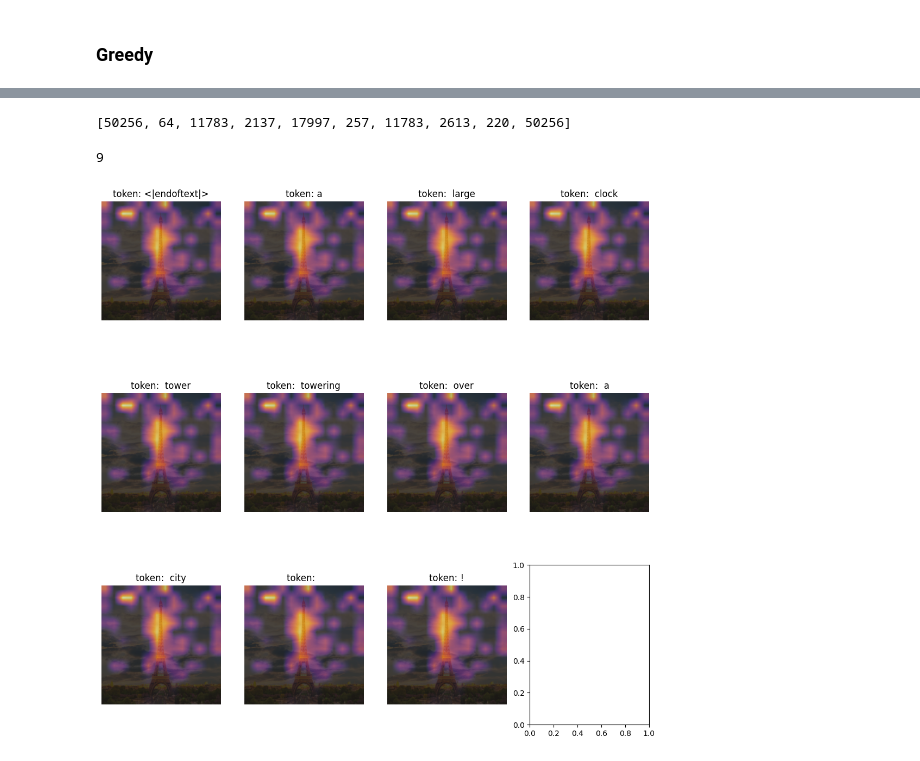
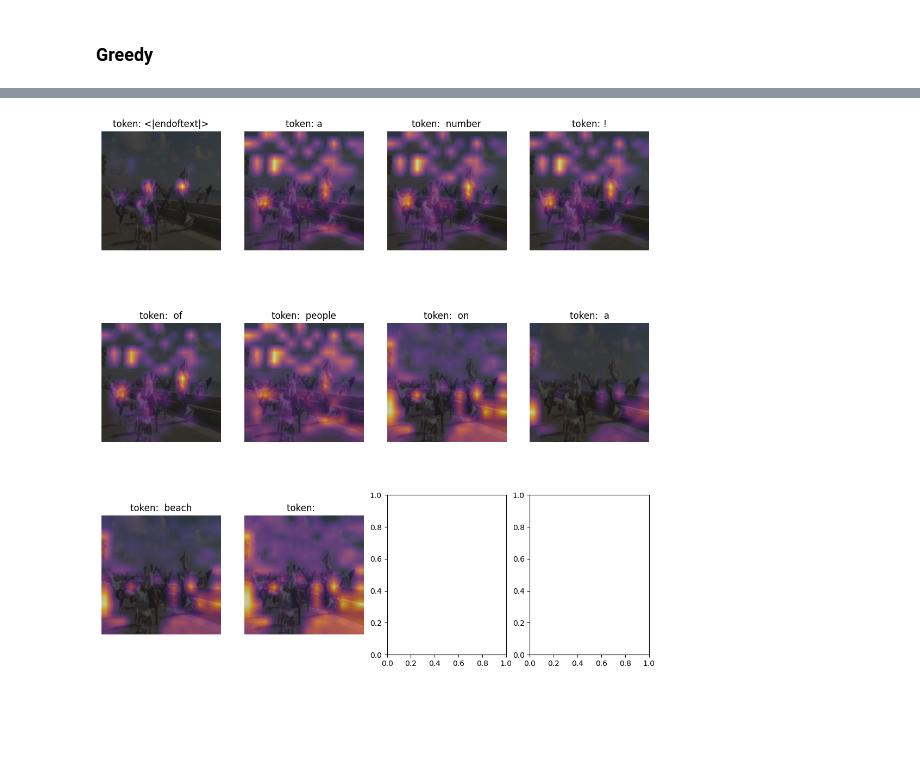
Before and after one commit to vedant-jumle/VIT_region_approx, a Jupyter notebook: hugging-test.ipynb, the cells around one changed output, grey strips where cells are left out. Cells and saved outputs as stored; diff of their text form; code cells hidden in the pictures; blank space fills up the shorter version.

```diff
--- a/hugging-test.ipynb
+++ b/hugging-test.ipynb
@@ -75,7 +75,7 @@ model.to(device)
 
 img_url = 'https://storage.googleapis.com/sfr-vision-language-research/BLIP/demo.jpg'
 # %%
-image_path = "./test_images/paris.bmp"
+image_path = "./test_images/dance 2.bmp"
 image = Image.open(image_path)
 image = image.convert(mode="RGB")
 
@@ -278,12 +277,8 @@ while len(sampled_ids) <= max_length+start_length:
 attention_weights['cross_attention'][7][-1, -1].shape
 # %%
 sampled_ids
-# %% [output]
-[50256, 64, 11783, 2137, 17997, 257, 11783, 2613, 220, 50256]
 # %%
 len(attention_weights['cross_attention'])
-# %% [output]
-9
 # %%
 # test_idx = 5
 # sampled = sampled_ids[1:]
@@ -328,32 +323,32 @@ preprocessed_img_orig = ops.convert_to_numpy(ops.clip(preprocessed_img_orig, 0.0
 
 
 n_cols = 4
 n_rows = (len(sampled_ids)//4)+1
 fig, axes = plt.subplots(nrows=3, ncols=4, figsize=(13, 13))
 token_count = 0
 
 for i in range(n_rows):
     for j in range(n_cols):
         if token_count < len(sampled_ids)- 1:
             token = sampled_ids[token_count]
             token_value = tokenizer.decode(token)
 
-            attention_scores = attention_weights['cross_attention'][token_count][-1, :, 0, 1:] # [last layer, all heads, first context token, ignore cls]
+            attention_scores = attention_weights['cross_attention'][token_count][-1, :, -1, 1:] # [last layer, all heads, first context token, ignore cls]
             attention_scores = np.reshape(attention_scores, (num_heads, w_featmap, h_featmap))
             attention_scores = np.transpose(attention_scores, (1, 2, 0))
             attention_scores = ops.image.resize(attention_scores, size=(h_featmap * patch_size, w_featmap * patch_size)).cpu().numpy()
             average_attention_over_heads = np.mean(attention_scores, axis=-1)
 
             axes[i, j].imshow(preprocessed_img_orig)
             axes[i, j].imshow(average_attention_over_heads, cmap="inferno", alpha=0.6)
             axes[i, j].title.set_text(f"token: {token_value}")
             axes[i, j].axis("off")
             token_count += 1
 
 # plt.imshow(preprocessed_img_orig)
 # plt.imshow(np.mean(attention_scores, axis=-1), cmap="inferno", alpha=0.6)
 # plt.title(f"token: {token_value}")
 # plt.axis("off")
 # plt.show()
 # %% [output]
-[figure, old version]
+[figure, new version]
```
Also changed, not shown: parts of 6 cells of this notebook, 3 other files.
